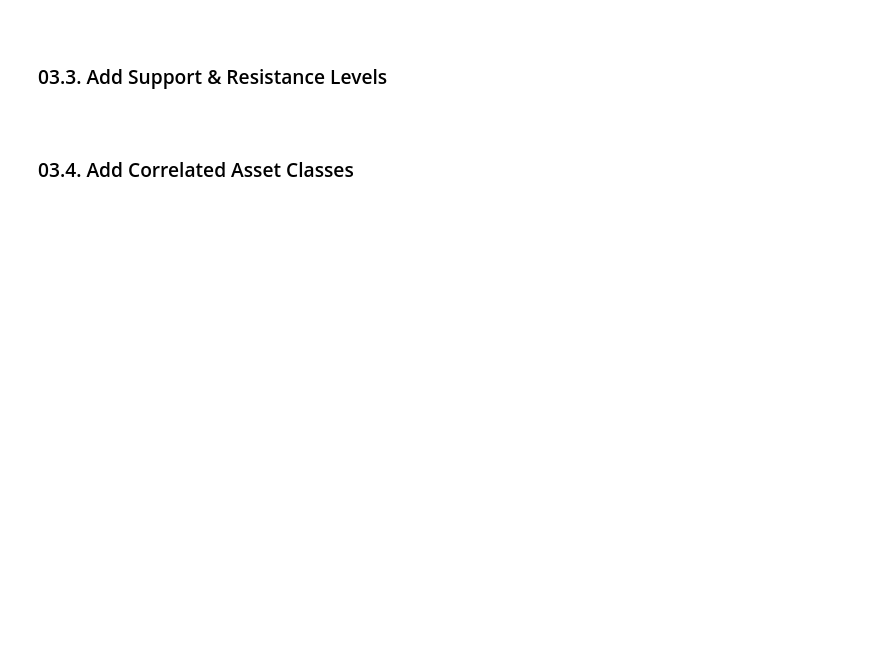
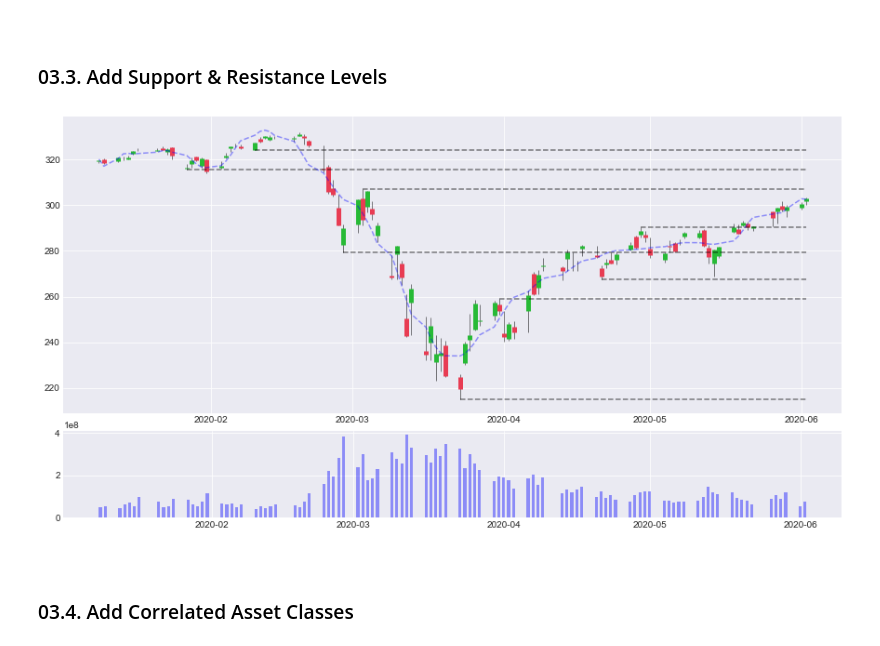
Before and after one commit to soheil-mpg/Automatic-Trading-with-RL, a Jupyter notebook: quantitative trading.ipynb, the cells around one changed output. Drawn from its saved outputs; the diff is of its cells as text; code cells hidden in the pictures; blank space fills up the shorter version.

```diff
--- a/quantitative trading.ipynb
+++ b/quantitative trading.ipynb
@@ -369,3 +393,7 @@ plt.show()
 <br>
 
 ### 03.3. Add Support & Resistance Levels
+# %%
+temp_df = df.iloc[-350:-250]
+# %%
+s =  np.mean(temp_df['high'] - temp_df['low'])
@@ -372,3 +415,55 @@ plt.show()
+# %%
+levels = []
+for i in range(2, temp_df.shape[0]-2):
+    if isSupport(temp_df,i):
+        l = temp_df['low'][i]
+
+        if isFarFromLevel(l):
+            levels.append((i,l))
+
+    elif isResistance(temp_df,i):
+        l = temp_df['high'][i]
+
+        if isFarFromLevel(l):
+            levels.append((i,l))
+# %%
+### TOP PLT
+
+top_plt = plt.subplot2grid(shape=(5,4), loc=(0, 0), rowspan=3, colspan=4)
+
+# Vertical lines from low to high
+top_plt.vlines(temp_df.index, temp_df["low"], temp_df["high"], alpha=0.5, linewidth=1, color="black")
+
+# Green candle
+green_df = temp_df[temp_df["open"]<temp_df["close"]]
+top_plt.vlines(green_df.index, green_df["open"], green_df["close"], alpha=1, linewidth=5, color="#27ba36")
+
+# Red candle
+red_df = temp_df[temp_df["open"]>temp_df["close"]]
+top_plt.vlines(red_df.index, red_df["open"], red_df["close"], alpha=1, linewidth=5, color="#e83c53")
+
+# Draw horizontal support and resistance lines
+for level in levels:
+    top_plt.hlines(level[1], xmin=temp_df.index.values[level[0]], xmax=max(temp_df.index.values),
+                   linestyles="dashed", colors='black', alpha=0.5)
+
+# Draw trendline
+x = temp_df["close"].reset_index().iloc[:, 1:].index.to_list()
+y = list(temp_df["close"].reset_index().iloc[:, 1:].values.reshape(-1))
+z = np.polyfit(x, y, 20)
+p = np.poly1d(z)
+top_plt.plot(temp_df.index, p(x), "--", color="blue", alpha=0.4)
+
+
+### BOTTOM PLT
+
+bottom_plt = plt.subplot2grid(shape=(5,4), loc=(3, 0), rowspan=1, colspan=4)
+bottom_plt.bar(temp_df.index.values, temp_df.volume, color="blue", alpha=0.4, width=0.6)
+
+
+plt.gcf().set_size_inches(15,10)
+# %% [output]
+[figure, added]
 # %% [markdown]
 <br>
 
```
Also changed, not shown: parts of 20 cells of this notebook.
